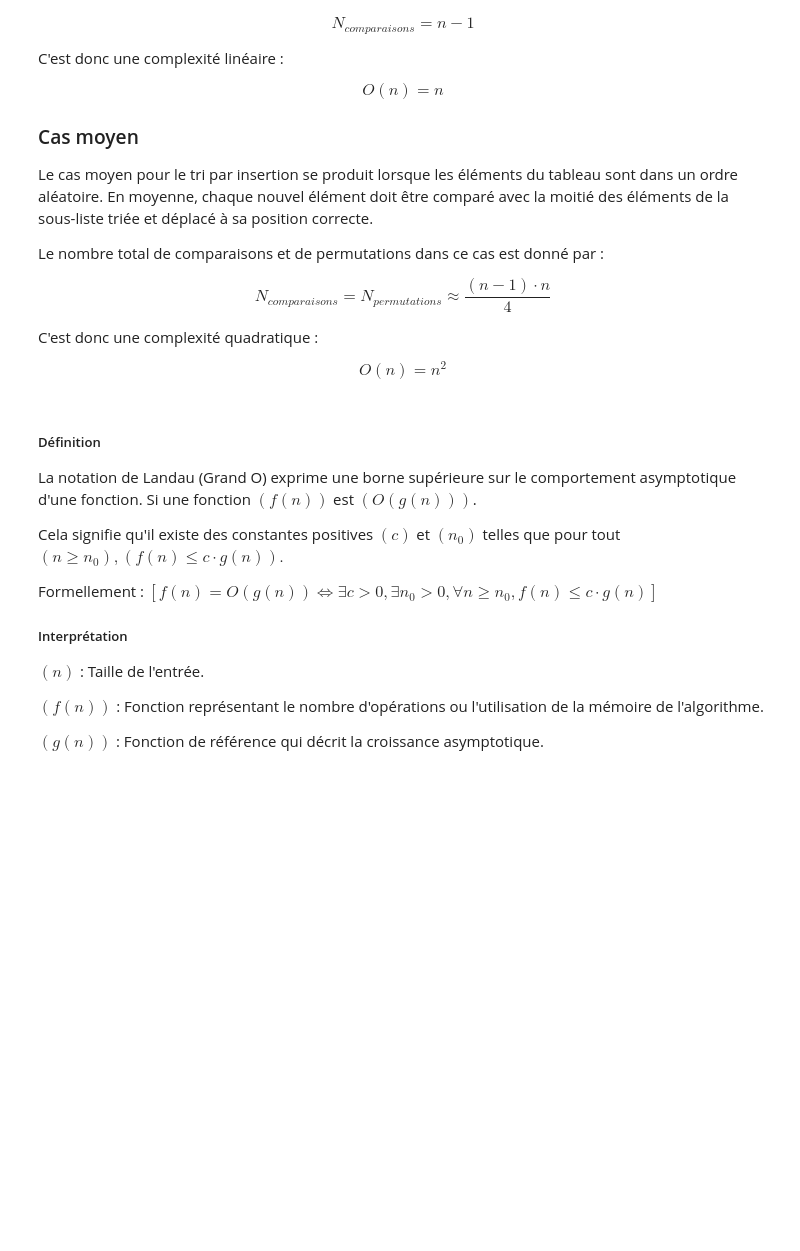
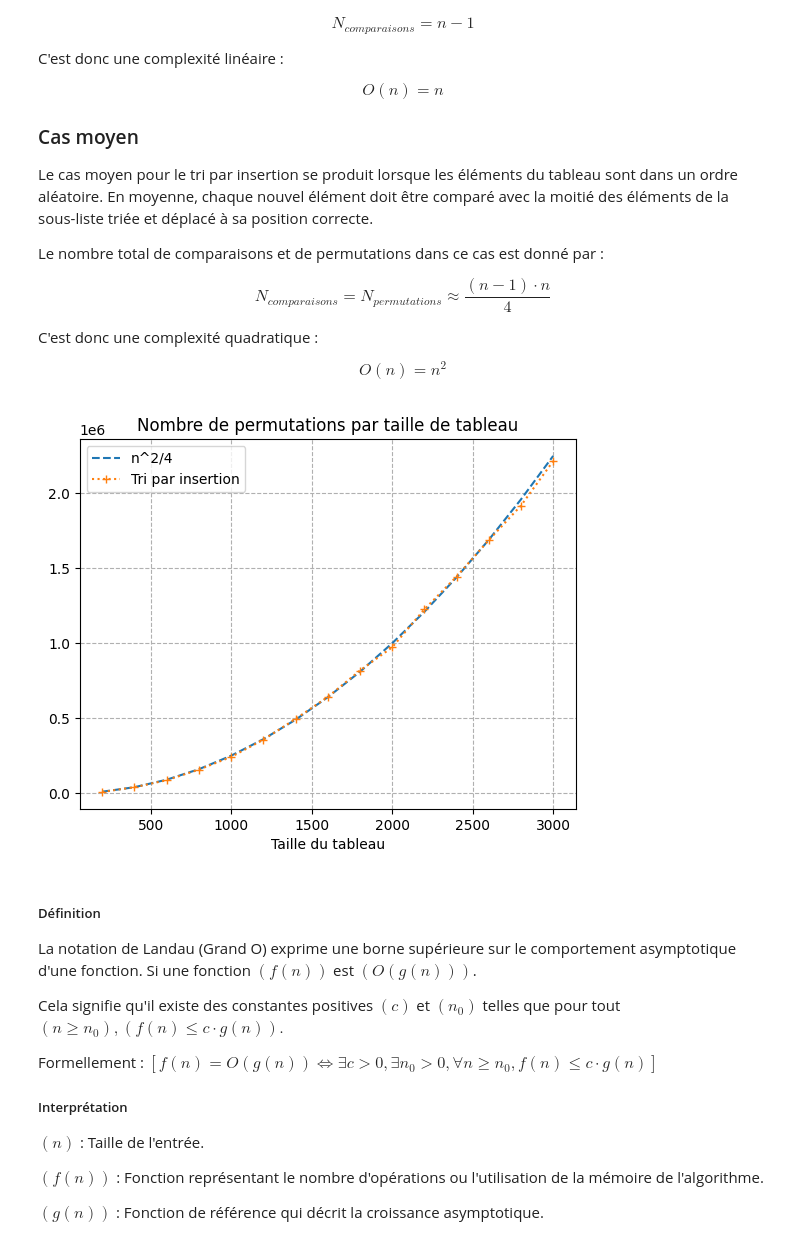
Before and after one commit to Nikoala4/IT4A, a Jupyter notebook: IT4A_Complexity_Project.ipynb, the cells around one changed output. Cells and saved outputs as stored; diff of their text form; code cells hidden in the pictures; blank space fills up the shorter version.

```diff
--- a/IT4A_Complexity_Project.ipynb
+++ b/IT4A_Complexity_Project.ipynb
@@ -578,6 +579,10 @@ C'est donc une complexité quadratique :
 $$
 O(n) = n^2
 $$
+# %%
+cas_moyen_insertion_sort = calculer_cas_moyen_tri_insertion(insertion_sort_with_stats, type_donnees='random')
+# %% [output]
+[figure, added]
 # %% [markdown]
 ##### Définition
 
```
Also changed, not shown: parts of 11 cells of this notebook, 2 other files.
